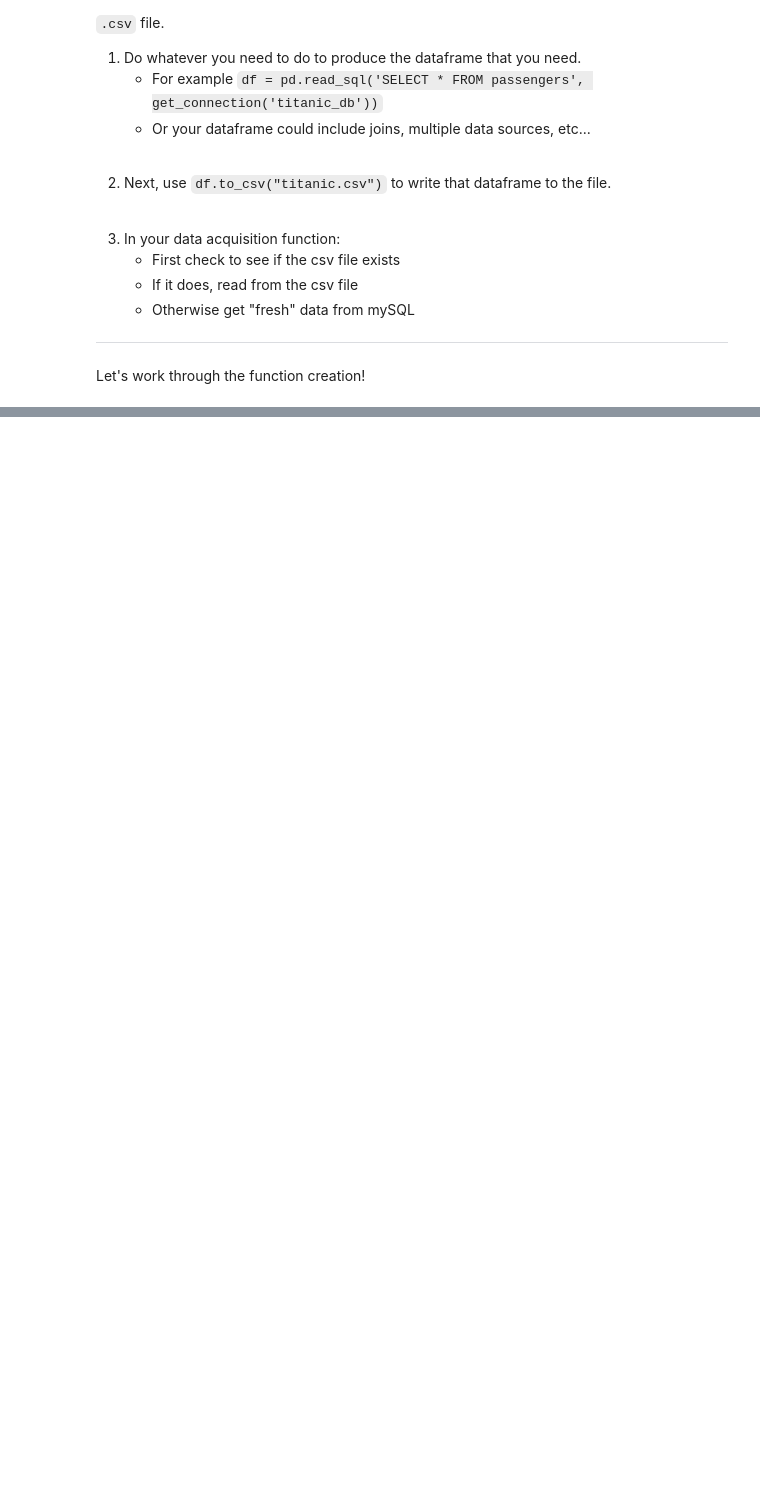
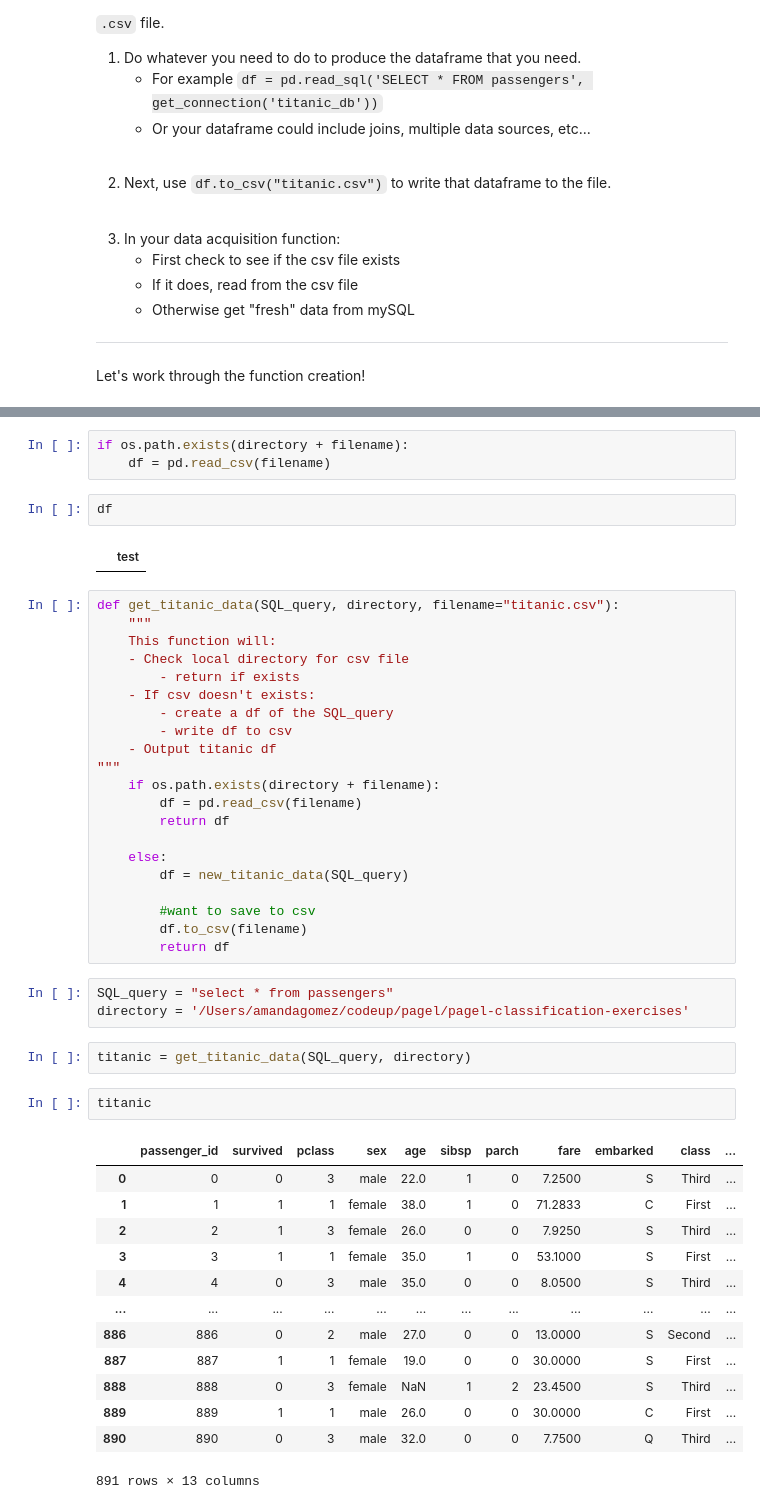
Before and after one commit to CodeupClassroom/pagel-classification-exercises, a Jupyter notebook: classification_lesson.ipynb, the cells around one changed output, grey strips where cells are left out. Drawn from its saved outputs; the diff is of its cells as text; blank space fills up the shorter version.

```diff
--- a/classification_lesson.ipynb
+++ b/classification_lesson.ipynb
@@ -118,0 +273,49 @@ Let's work through the function creation!
+# %%
+if os.path.exists(directory + filename):
+    df = pd.read_csv(filename)
+# %%
+df
+# %% [output]
+|  | test |
+# %%
+def get_titanic_data(SQL_query, directory, filename="titanic.csv"):
+    """
+    This function will:
+    - Check local directory for csv file
+        - return if exists
+    - If csv doesn't exists:
+        - create a df of the SQL_query
+        - write df to csv
+    - Output titanic df
+"""
+    if os.path.exists(directory + filename):
+        df = pd.read_csv(filename)
+        return df
+
+    else:
+        df = new_titanic_data(SQL_query)
+
+        #want to save to csv
+        df.to_csv(filename)
+        return df
+# %%
+SQL_query = "select * from passengers"
+directory = '/Users/amandagomez/codeup/pagel/pagel-classification-exercises'
+# %%
+titanic = get_titanic_data(SQL_query, directory)
+# %%
+titanic
+# %% [output]
+|  | passenger_id | survived | pclass | sex | age | sibsp | parch | fare | embarked | class | ... |
+| 0 | 0 | 0 | 3 | male | 22.0 | 1 | 0 | 7.2500 | S | Third | ... |
+| 1 | 1 | 1 | 1 | female | 38.0 | 1 | 0 | 71.2833 | C | First | ... |
+| 2 | 2 | 1 | 3 | female | 26.0 | 0 | 0 | 7.9250 | S | Third | ... |
+| 3 | 3 | 1 | 1 | female | 35.0 | 1 | 0 | 53.1000 | S | First | ... |
+| 4 | 4 | 0 | 3 | male | 35.0 | 0 | 0 | 8.0500 | S | Third | ... |
+| ... | ... | ... | ... | ... | ... | ... | ... | ... | ... | ... | ... |
+| 886 | 886 | 0 | 2 | male | 27.0 | 0 | 0 | 13.0000 | S | Second | ... |
+| 887 | 887 | 1 | 1 | female | 19.0 | 0 | 0 | 30.0000 | S | First | ... |
+| 888 | 888 | 0 | 3 | female | NaN | 1 | 2 | 23.4500 | S | Third | ... |
+| 889 | 889 | 1 | 1 | male | 26.0 | 0 | 0 | 30.0000 | C | First | ... |
+| 890 | 890 | 0 | 3 | male | 32.0 | 0 | 0 | 7.7500 | Q | Third | ... |
+891 rows × 13 columns
```
Also changed, not shown: parts of 20 cells of this notebook, 1 other file.
